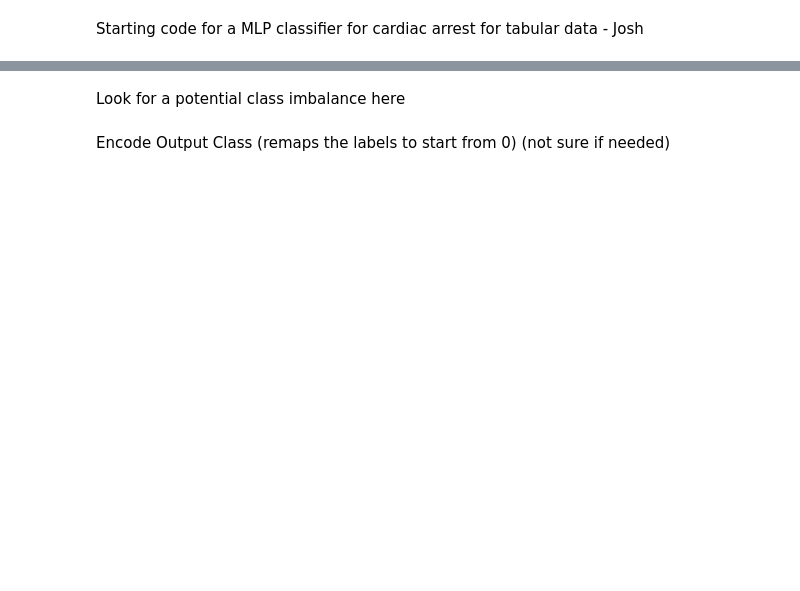
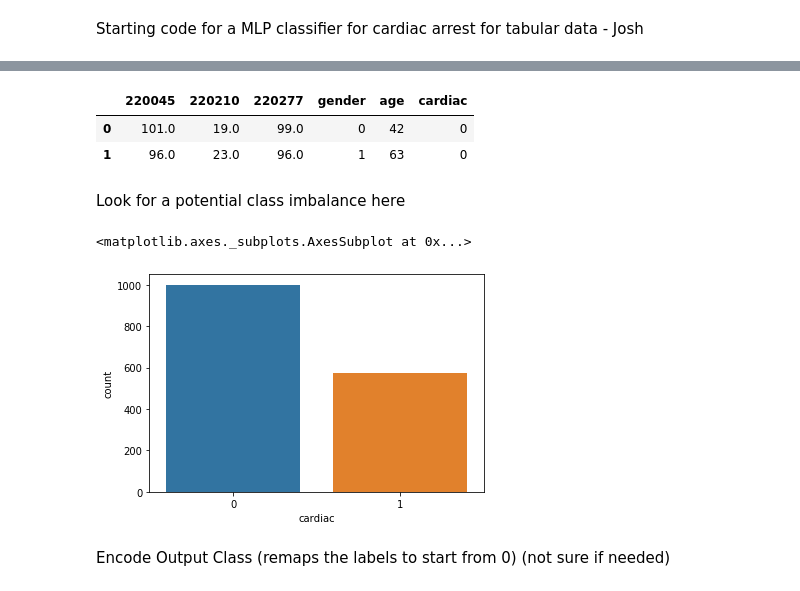
Before and after one commit to Lauramoffat/IHCA-prediction, a Jupyter notebook: DSCS_MLP_Binary_Classifier.ipynb, the cells around one changed output, grey strips where cells are left out. Saved outputs shown, nothing was run; the diff lists cells and outputs as text; code cells hidden in the pictures; blank space fills up the shorter version.

Commit message:
Initial working MLP network on MIMIC data

```diff
--- a/DSCS_MLP_Binary_Classifier.ipynb
+++ b/DSCS_MLP_Binary_Classifier.ipynb
@@ -19,0 +32,3 @@ df.head()
+# %%
+df.drop(['ADMITTIME', 'DISCHTIME', 'DOB'], axis=1, inplace=True)
+df.head()
@@ -19,0 +42,3 @@ df.head()
+# %%
+df = df[['SUBJECT_ID', 'HADM_ID', '220045', '220210', '220277', '224167', '227243', 'gender','age','cardiac']]
+df.head()
@@ -19,0 +52,5 @@ df.head()
+# %%
+# pd.get_dummies(df['gender'])
+cleanup_nums = {"gender":     {"F": 0, "M": 1}}
+df.replace(cleanup_nums, inplace=True)
+df.head()
@@ -20,7 +64,17 @@ df.head()
+# %%
+df.drop(['SUBJECT_ID','HADM_ID','224167','227243'], axis=1, inplace=True)
+df.head(2)
+# %% [output]
+|  | 220045 | 220210 | 220277 | gender | age | cardiac |
+| 0 | 101.0 | 19.0 | 99.0 | 0 | 42 | 0 |
+| 1 | 96.0 | 23.0 | 96.0 | 1 | 63 | 0 |
 # %% [markdown]
 Look for a potential class imbalance here
 # %%
-sns.countplot(x = 'Cardiac_arrest', data=df)
+sns.countplot(x = 'cardiac', data=df)
+# %% [output]
+<matplotlib.axes._subplots.AxesSubplot at 0x...>
+[figure, added]
 # %% [markdown]
 Encode Output Class (remaps the labels to start from 0) (not sure if needed)
 # %%
```
Also changed, not shown: parts of 17 cells of this notebook.
